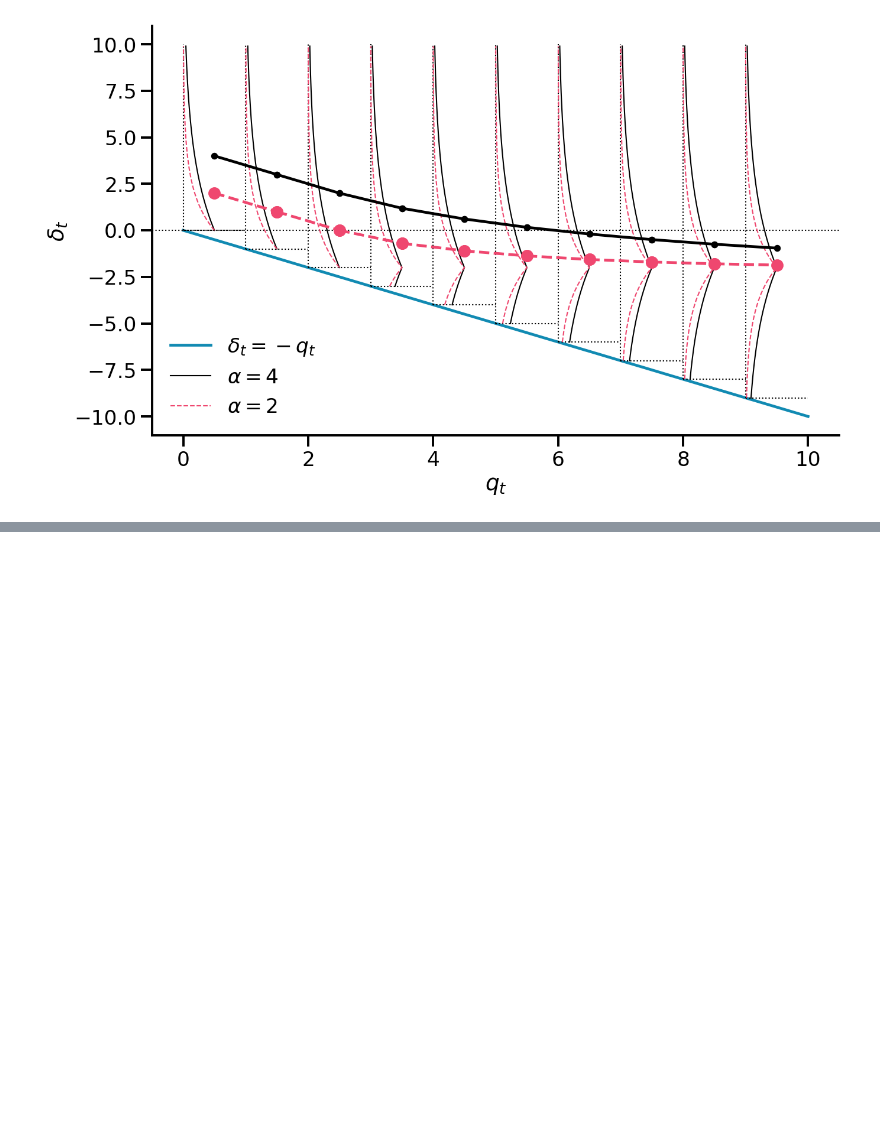
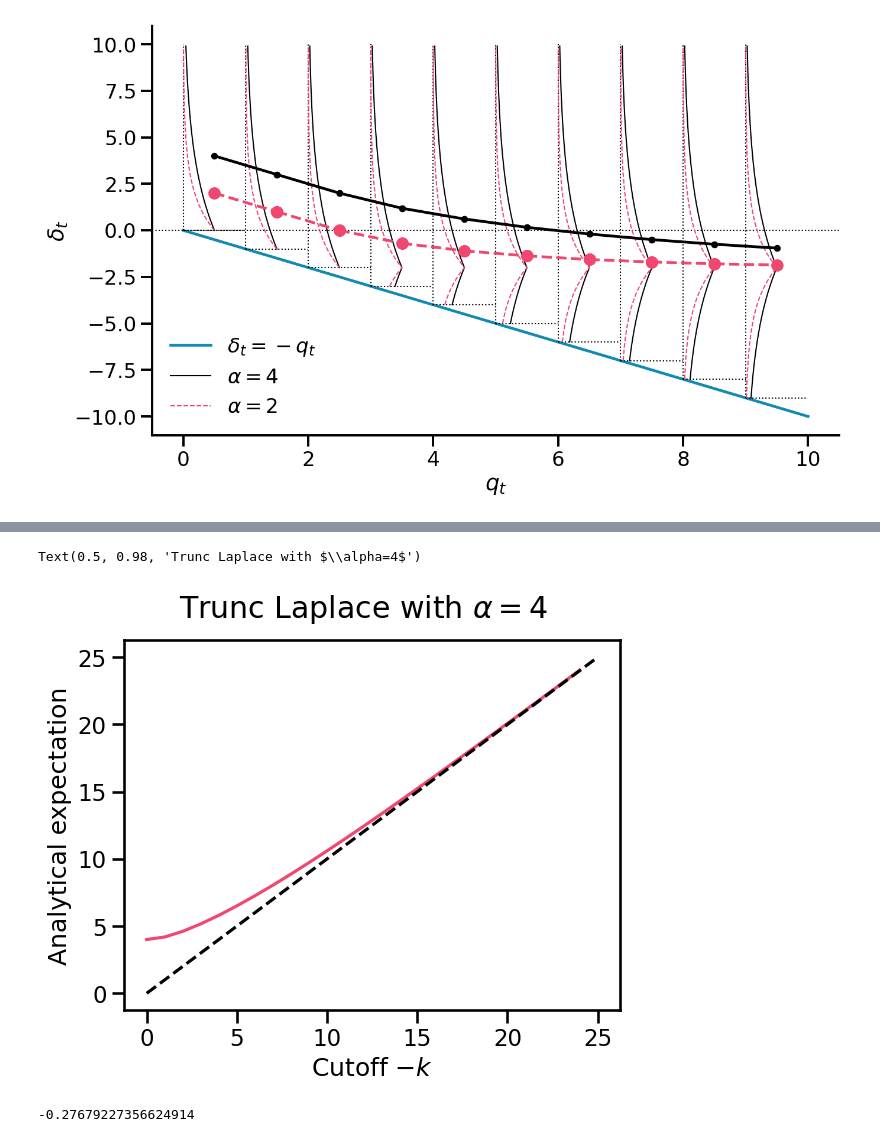
Before and after one commit to samzhang111/faculty-trajectories, a Jupyter notebook: fit/note/Simulations of simplified model vs. canonical trajectory.ipynb, the cells around one changed output, grey strips where cells are left out. Drawn from its saved outputs; the diff is of its cells as text; code cells hidden in the pictures; blank space fills up the shorter version.

```diff
--- a/fit/note/Simulations of simplified model vs. canonical trajectory.ipynb
+++ b/fit/note/Simulations of simplified model vs. canonical trajectory.ipynb
@@ -293,0 +518,9 @@ sns.despine()
+# %%
+plt.plot(range(25), [trunc_laplace_expectation(scale_big, x) for x in range(25)])
+plt.plot([0, 25], [0, 25], color='black', linestyle='dashed')
+plt.xlabel("Cutoff $-k$")
+plt.ylabel("Analytical expectation")
+plt.suptitle("Trunc Laplace with $\\alpha=4$")
+# %% [output]
+Text(0.5, 0.98, 'Trunc Laplace with $\\alpha=4$')
+[figure, added]
@@ -293,0 +529,4 @@ sns.despine()
+# %%
+trunc_laplace_expectation(4, 10 - 1) - 10
+# %% [output]
+-0.27679227356624914
```
Also changed, not shown: parts of 22 cells of this notebook, 4 other files.
